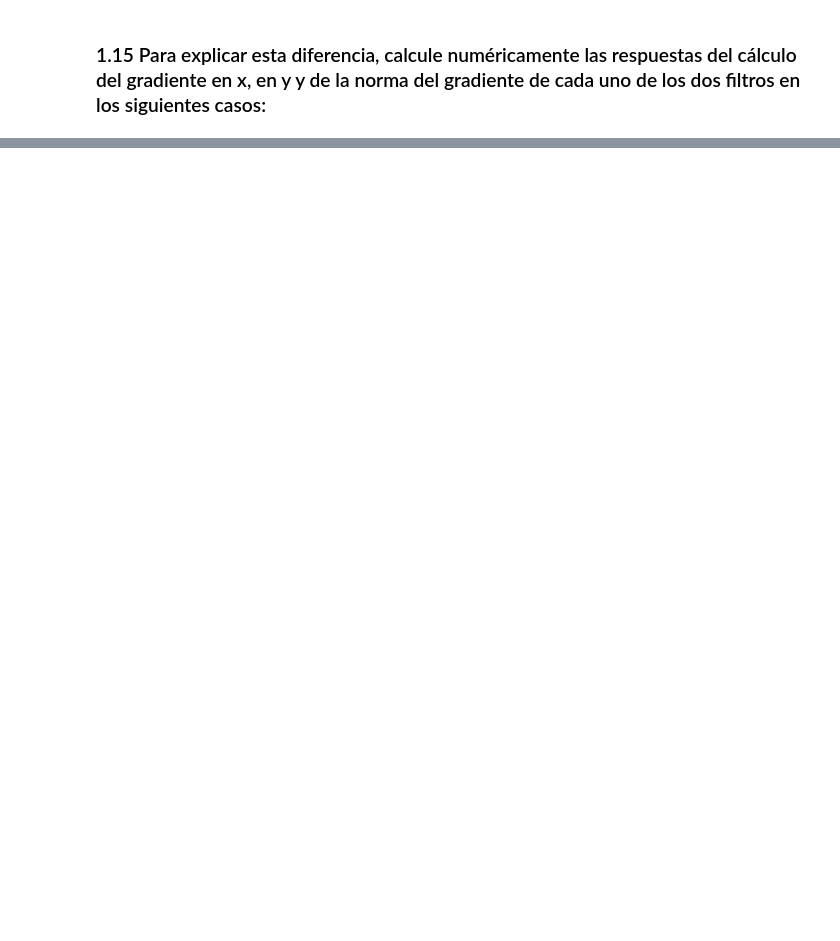
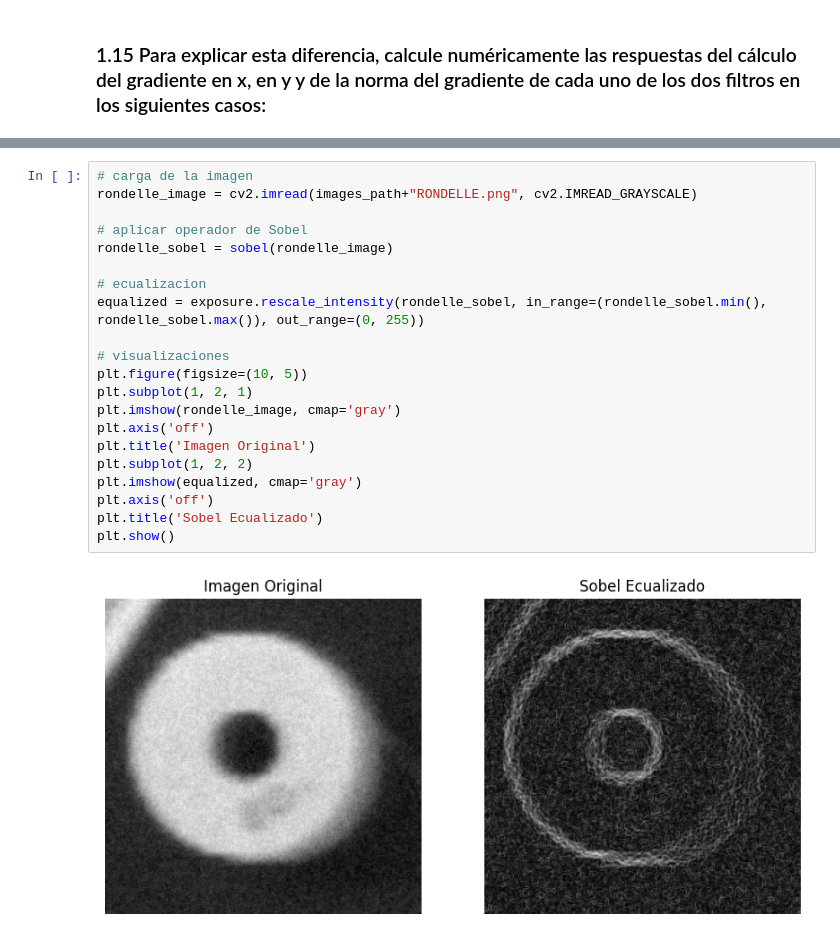
Before and after one commit to EstefaniaLaverde/Vision-por-computadora-MISIS-202601, a Jupyter notebook: Taller4/Taller4.ipynb, the cells around one changed output, grey strips where cells are left out. Drawn from its saved outputs; the diff is of its cells as text; blank space fills up the shorter version.

```diff
--- a/Taller4/Taller4.ipynb
+++ b/Taller4/Taller4.ipynb
@@ -200,0 +289,23 @@ mascara_alejada_frontera_oblicua = np.array([[0, 0, 0, 0],
+# %%
+# carga de la imagen
+rondelle_image = cv2.imread(images_path+"RONDELLE.png", cv2.IMREAD_GRAYSCALE)
+
+# aplicar operador de Sobel
+rondelle_sobel = sobel(rondelle_image)
+
+# ecualizacion
+equalized = exposure.rescale_intensity(rondelle_sobel, in_range=(rondelle_sobel.min(), rondelle_sobel.max()), out_range=(0, 255))
+
+# visualizaciones
+plt.figure(figsize=(10, 5))
+plt.subplot(1, 2, 1)
+plt.imshow(rondelle_image, cmap='gray')
+plt.axis('off')
+plt.title('Imagen Original')
+plt.subplot(1, 2, 2)
+plt.imshow(equalized, cmap='gray')
+plt.axis('off')
+plt.title('Sobel Ecualizado')
+plt.show()
+# %% [output]
+[figure, added]
```
Also changed, not shown: parts of 42 cells of this notebook, 4 other files.
